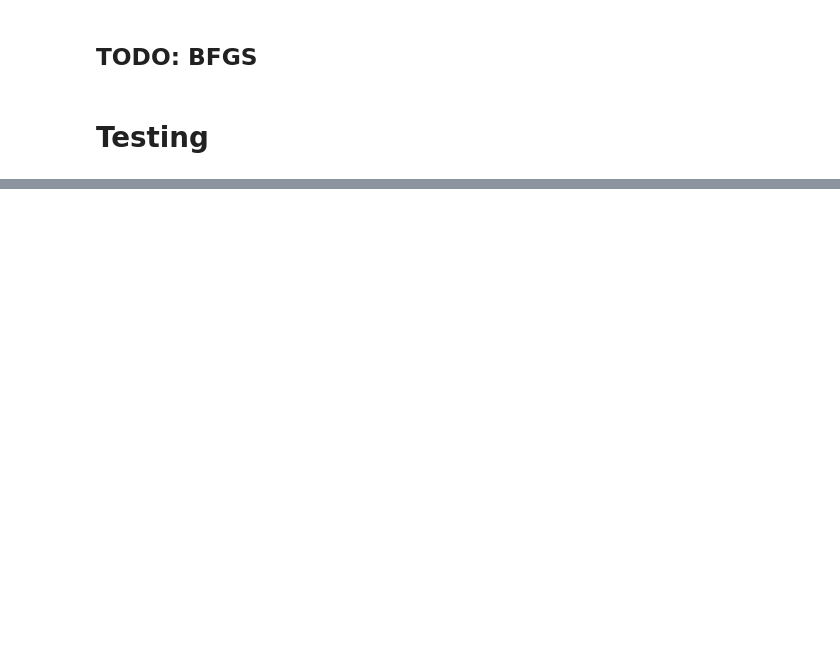
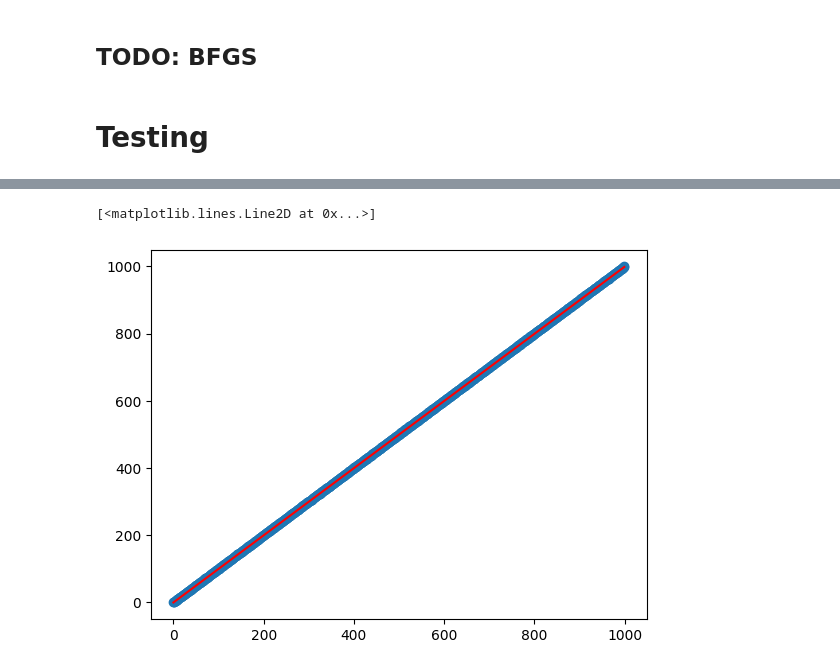
Before and after one commit to strojanski/Mat-II, a Jupyter notebook: hw2/main.ipynb, the cells around one changed output, grey strips where cells are left out. Drawn from its saved outputs; the diff is of its cells as text; code cells hidden in the pictures; blank space fills up the shorter version.

```diff
--- a/hw2/main.ipynb
+++ b/hw2/main.ipynb
@@ -211,7 +211,7 @@ def is_positive_definite(H):
     except np.linalg.LinAlgError:
         return False
 # %%
-def newton(x0, grad_f, hess_f, n_steps=100, t=None):
+def newton(x0, grad_f, hess_f, n_steps=100, t=None, lr=None):
     x = np.array(x0, dtype=float)
 
     if t is not None:
@@ -223,6 +223,7 @@ def newton(x0, grad_f, hess_f, n_steps=100, t=None):
 
             hess_inv = np.linalg.inv(hess)
 
+            lr = lr if lr is not None else learning_rate(i)
             # Compute Newton step
             x = x - learning_rate(i) * hess_inv @ grad
             i += 1
@@ -249,2 +248,11 @@ Newton:  0.07391146130764983
+# %%
+def sgd(x, grad_f, lr_fn, n_steps=100, t=None):
+    x = np.array(x, dtype=float)
+
+    for i in range(n_steps):
+        grad = grad_f(x)
+        x = x - lr_fn(i) * grad
+
+    return x
 # %% [markdown]
 ## TODO: BFGS
@@ -370,0 +483,3 @@ Newton:  0.140621296199624
+# %%
+def get_data(N):
+    return np.array([np.array([i, i + np.random.random(1).item()]) for i in range(N)])
@@ -370,0 +550,6 @@ Newton:  0.140621296199624
+# %%
+model = LinearRegression()
+
+data = get_data(1000)
+
+model.fit(data[:,0].reshape((-1, 1)), data[:,1], lr_fn=lambda i: 0.0000001 * 0.99**i)
@@ -370,0 +574,10 @@ Newton:  0.140621296199624
+# %%
+plt.scatter(data[:, 0], data[:, 1])
+
+x_vals = np.sort(data[:, 0])
+y_vals = model.predict(x_vals.reshape(-1, 1))
+
+plt.plot(x_vals, y_vals, color='red')
+# %% [output]
+[<matplotlib.lines.Line2D at 0x...>]
+[figure, added]
```
Also changed, not shown: parts of 23 cells of this notebook.
